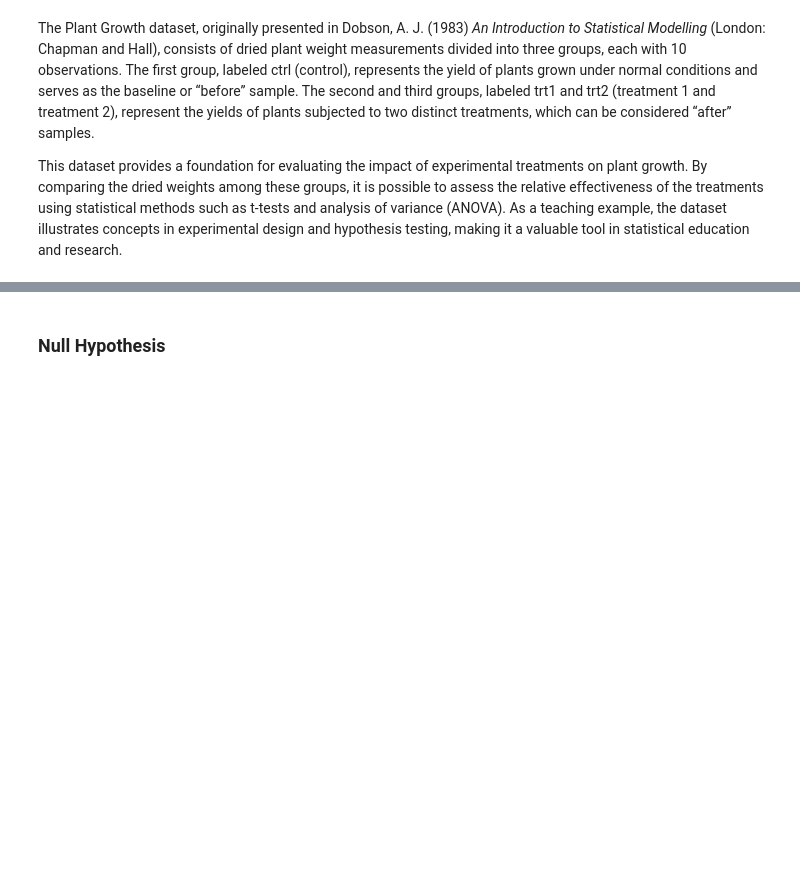
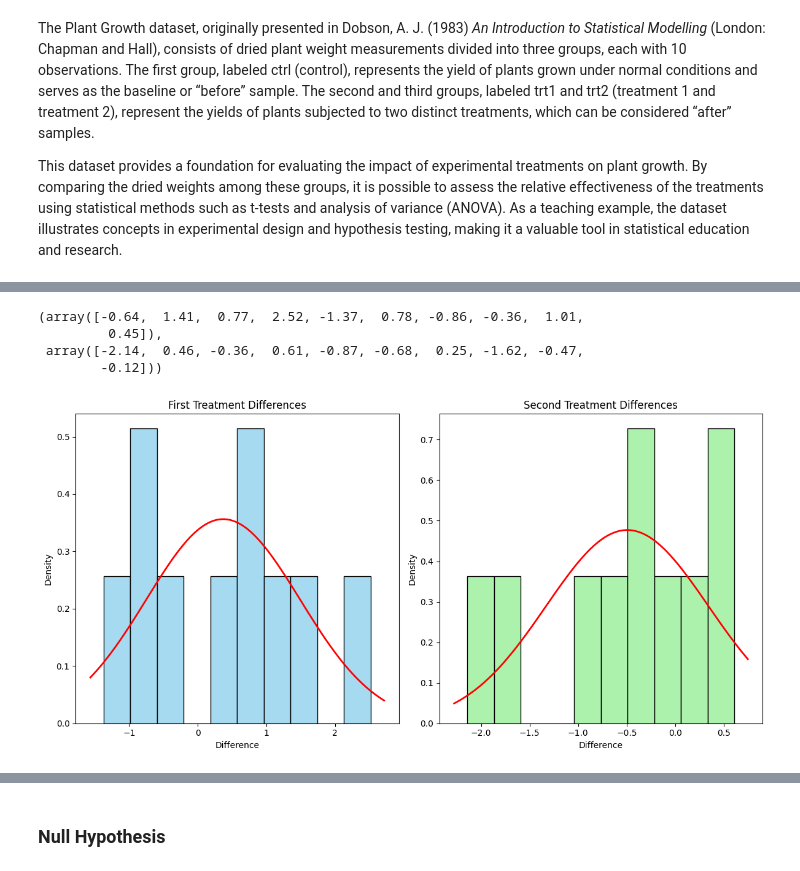
Before and after one commit to AndreaCignoni/applied_statistics_assessment, a Jupyter notebook: project.ipynb, the cells around one changed output, grey strips where cells are left out. Cells and saved outputs as stored; diff of their text form; code cells hidden in the pictures; blank space fills up the shorter version.

Commit message:
Creating a data frame and assessing data distribution

```diff
--- a/project.ipynb
+++ b/project.ipynb
@@ -10,0 +107,9 @@ This dataset provides a foundation for evaluating the impact of experimental tre
+# %%
+# Create a DataFrame.
+group_df = pd.read_csv('/Users/andreacignoni/Desktop/Scrivania - Mac mini di Andrea/Repos/applied_statistics_assessment/data/plant_growth_r.csv')
+
+# Eliminate the 'rownames' column.
+group_df = group_df.drop(columns=['rownames'])
+
+# Show.
+group_df
@@ -10,0 +189,48 @@ This dataset provides a foundation for evaluating the impact of experimental tre
+# %%
+# Difference between the paired variables.
+first_treatment = np.array(weight_baseline) - np.array(weight_trt1)
+second_treatment = np.array(weight_baseline) - np.array(weight_trt2)
+
+# Show results.
+first_treatment, second_treatment
+# %% [output]
+(array([-0.64,  1.41,  0.77,  2.52, -1.37,  0.78, -0.86, -0.36,  1.01,
+         0.45]),
+ array([-2.14,  0.46, -0.36,  0.61, -0.87, -0.68,  0.25, -1.62, -0.47,
+        -0.12]))
+# %%
+# Importing norm module from Scipy stats to create a normal distribution.
+from scipy.stats import norm
+
+# Create subplots
+fig, axes = plt.subplots(1, 2, figsize=(12, 6))
+
+# Plot the first histogram
+sns.histplot(first_treatment, kde=False, ax=axes[0], color='skyblue', bins=10, stat="density")
+# Fit and plot a normal distribution on the first histogram
+xmin, xmax = axes[0].get_xlim()
+x = np.linspace(xmin, xmax, 100)
+p = norm.pdf(x, np.mean(first_treatment), np.std(first_treatment))
+axes[0].plot(x, p, 'r-', lw=2)
+
+axes[0].set_title('First Treatment Differences')
+axes[0].set_xlabel('Difference')
+axes[0].set_ylabel('Density')
+
+# Plot the second histogram
+sns.histplot(second_treatment, kde=False, ax=axes[1], color='lightgreen', bins=10, stat="density")
+# Fit and plot a normal distribution on the second histogram
+xmin, xmax = axes[1].get_xlim()
+x = np.linspace(xmin, xmax, 100)
+p = norm.pdf(x, np.mean(second_treatment), np.std(second_treatment))
+axes[1].plot(x, p, 'r-', lw=2)
+
+axes[1].set_title('Second Treatment Differences')
+axes[1].set_xlabel('Difference')
+axes[1].set_ylabel('Density')
+
+# Show the plots
+plt.tight_layout()
+plt.show()
+# %% [output]
+[figure, added]
```
Also changed, not shown: parts of 19 cells of this notebook, 20 other files.
